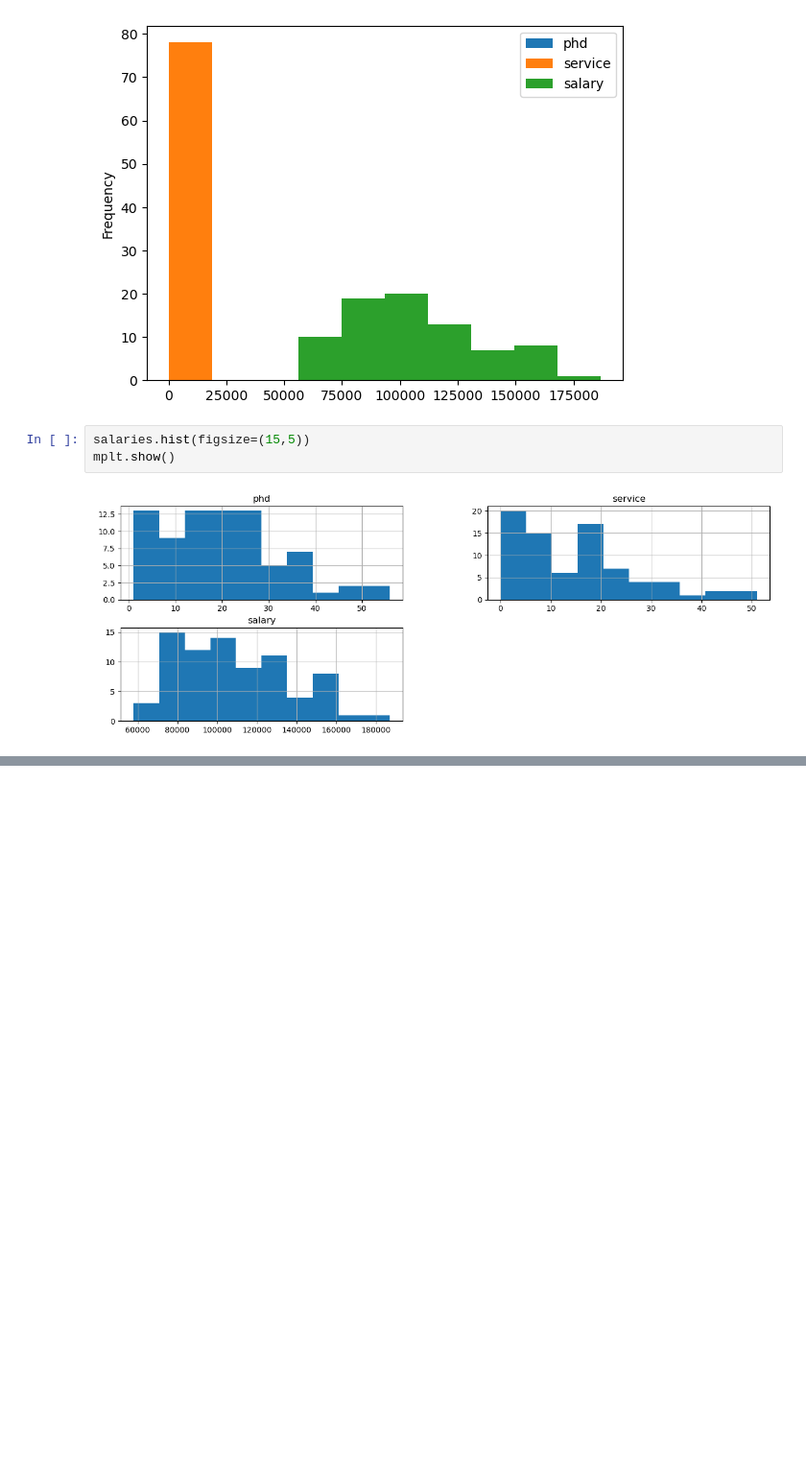
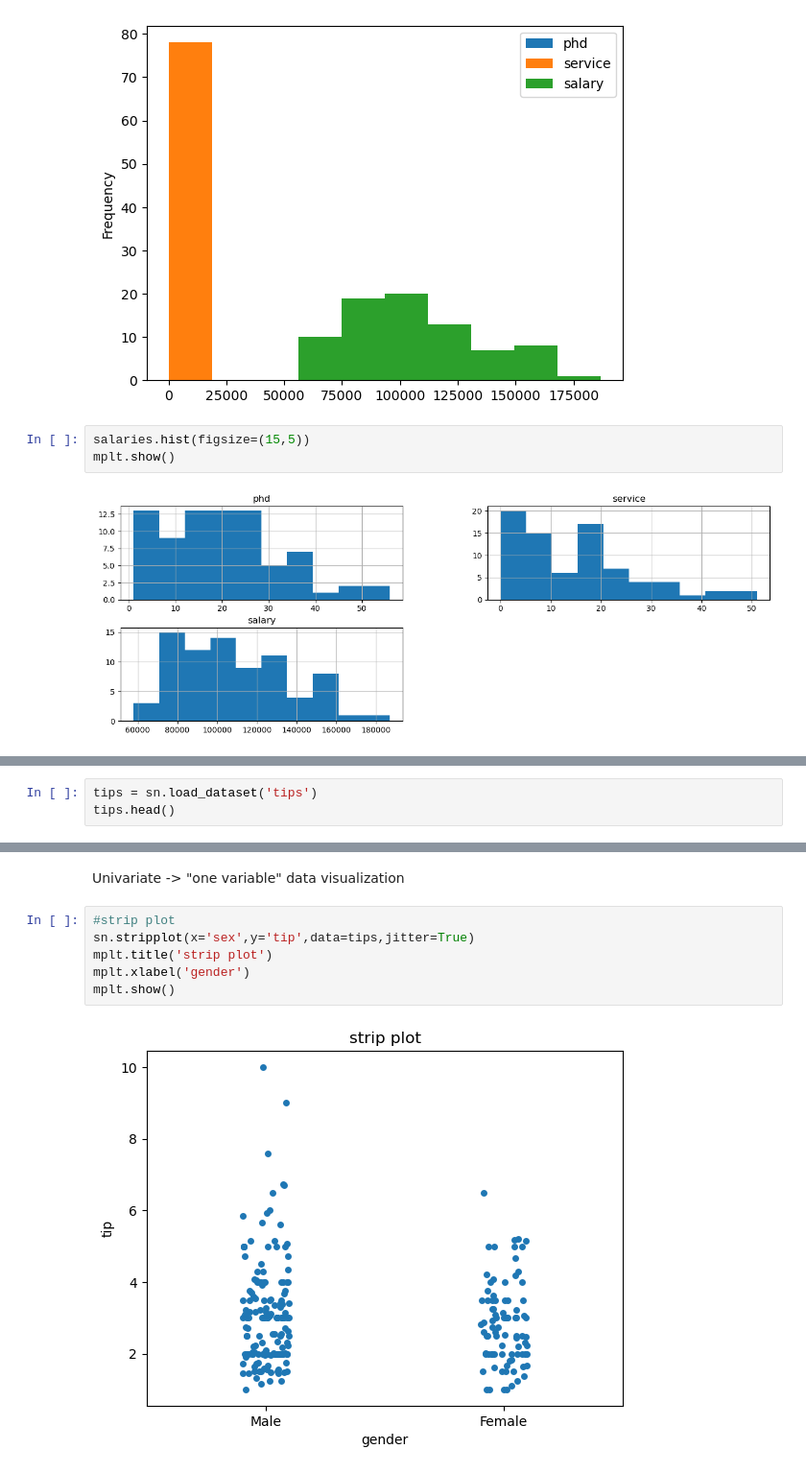
Before and after one commit to Hemang-krishna/Data-science, a Jupyter notebook: Visualization_mat_seaborn.ipynb, the cells around one changed output, grey strips where cells are left out. Shown: that part at 96% size. Cells and saved outputs as stored; diff of their text form; blank space fills up the shorter version.

```diff
--- a/Visualization_mat_seaborn.ipynb
+++ b/Visualization_mat_seaborn.ipynb
@@ -163,0 +172,3 @@ mplt.show
+# %%
+tips = sn.load_dataset('tips')
+tips.head()
@@ -163,0 +182,10 @@ mplt.show
+# %% [markdown]
+Univariate -> "one variable" data visualization
+# %%
+#strip plot
+sn.stripplot(x='sex',y='tip',data=tips,jitter=True)
+mplt.title('strip plot')
+mplt.xlabel('gender')
+mplt.show()
+# %% [output]
+[figure, added]
```
Also changed, not shown: parts of 5 cells of this notebook.
